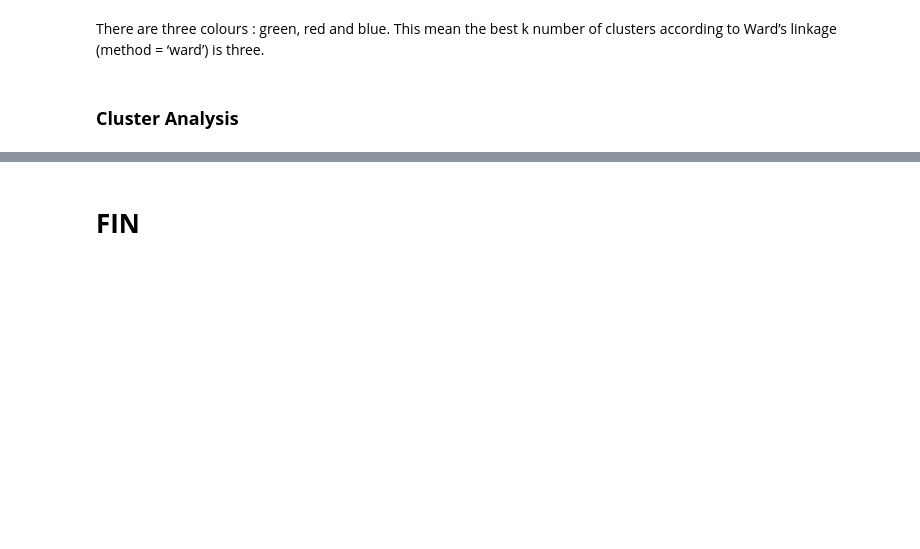
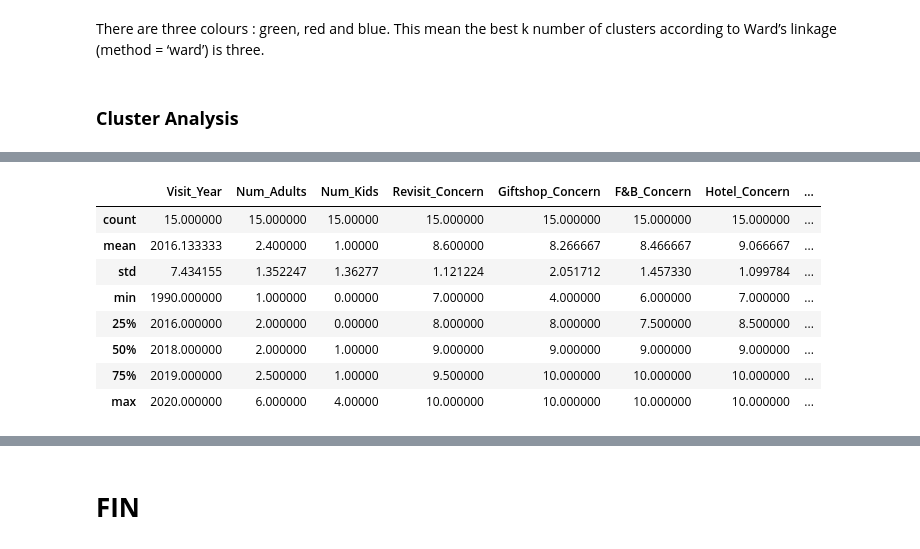
Before and after one commit to raina140291/disney, a Jupyter notebook: SurveyDataExploration.ipynb, the cells around one changed output, grey strips where cells are left out. Cells and saved outputs as stored; diff of their text form; code cells hidden in the pictures; blank space fills up the shorter version.

```diff
--- a/SurveyDataExploration.ipynb
+++ b/SurveyDataExploration.ipynb
@@ -170,0 +183,12 @@ array([0, 2, 0, 2, 1, 1, 1, 2, 0, 0, 0, 2, 0, 1, 1, 2, 2, 2, 2, 0, 1, 1,
+# %%
+df_cluster2.describe()
+# %% [output]
+|  | Visit_Year | Num_Adults | Num_Kids | Revisit_Concern | Giftshop_Concern | F&B_Concern | Hotel_Concern | ... |
+| count | 15.000000 | 15.000000 | 15.00000 | 15.000000 | 15.000000 | 15.000000 | 15.000000 | ... |
+| mean | 2016.133333 | 2.400000 | 1.00000 | 8.600000 | 8.266667 | 8.466667 | 9.066667 | ... |
+| std | 7.434155 | 1.352247 | 1.36277 | 1.121224 | 2.051712 | 1.457330 | 1.099784 | ... |
+| min | 1990.000000 | 1.000000 | 0.00000 | 7.000000 | 4.000000 | 6.000000 | 7.000000 | ... |
+| 25% | 2016.000000 | 2.000000 | 0.00000 | 8.000000 | 8.000000 | 7.500000 | 8.500000 | ... |
+| 50% | 2018.000000 | 2.000000 | 1.00000 | 9.000000 | 9.000000 | 9.000000 | 9.000000 | ... |
+| 75% | 2019.000000 | 2.500000 | 1.00000 | 9.500000 | 10.000000 | 10.000000 | 10.000000 | ... |
+| max | 2020.000000 | 6.000000 | 4.00000 | 10.000000 | 10.000000 | 10.000000 | 10.000000 | ... |
```
Also changed, not shown: parts of 7 cells of this notebook.
